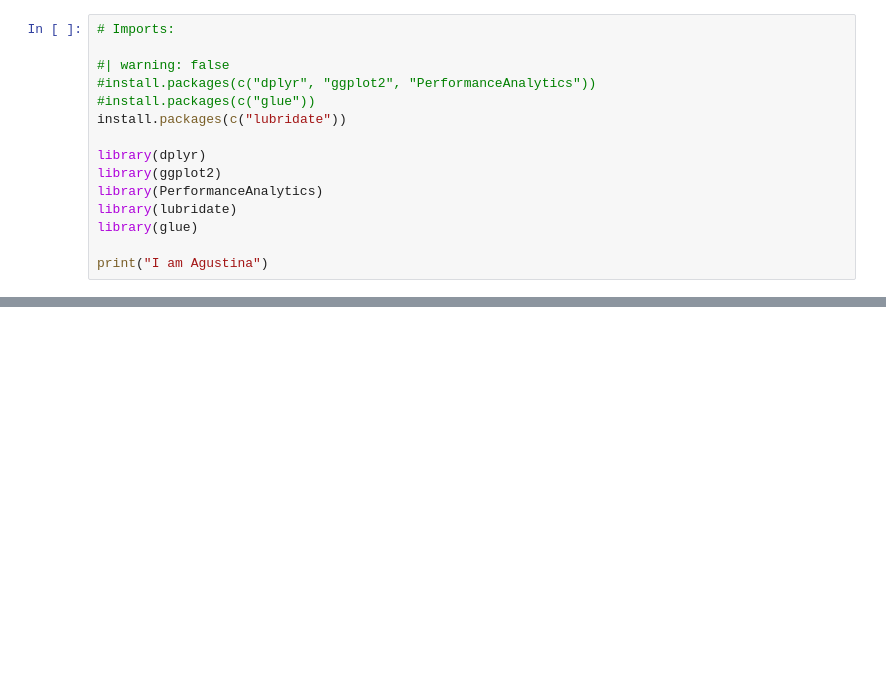
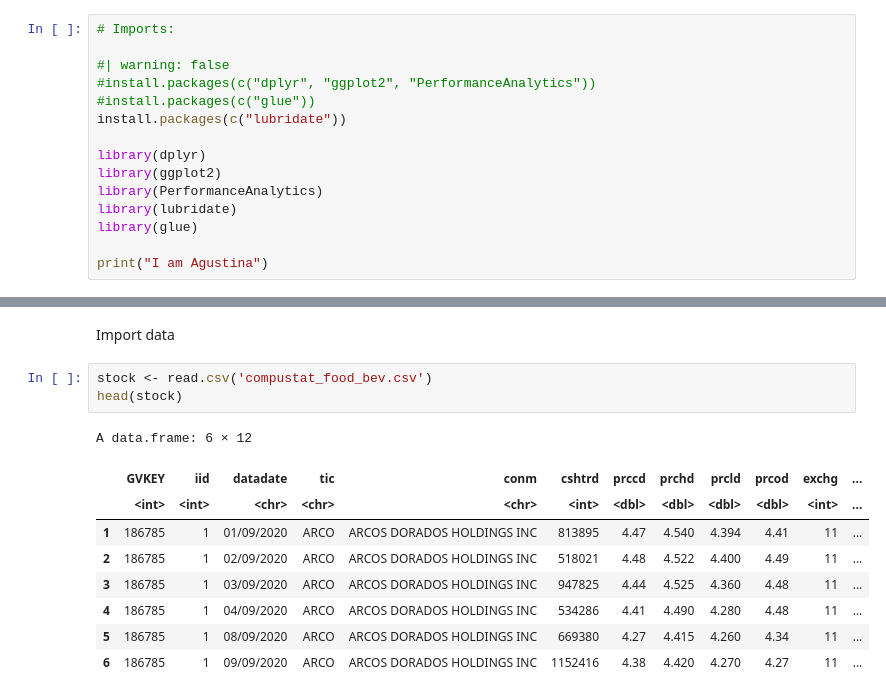
Before and after one commit to LiamHoogstad/Apps_R_HW1, a Jupyter notebook: CMG_Part_1.ipynb, the cells around one changed output, grey strips where cells are left out. Cells and saved outputs as stored; diff of their text form; blank space fills up the shorter version.

```diff
--- a/CMG_Part_1.ipynb
+++ b/CMG_Part_1.ipynb
@@ -120,0 +149,15 @@ A data.frame: 20 × 19
+# %% [markdown]
+Import data
+# %%
+stock <- read.csv('compustat_food_bev.csv')
+head(stock)
+# %% [output]
+A data.frame: 6 × 12
+|  | GVKEY | iid | datadate | tic | conm | cshtrd | prccd | prchd | prcld | prcod | exchg | ... |
+|  | <int> | <int> | <chr> | <chr> | <chr> | <int> | <dbl> | <dbl> | <dbl> | <dbl> | <int> | ... |
+| 1 | 186785 | 1 | 01/09/2020 | ARCO | ARCOS DORADOS HOLDINGS INC | 813895 | 4.47 | 4.540 | 4.394 | 4.41 | 11 | ... |
+| 2 | 186785 | 1 | 02/09/2020 | ARCO | ARCOS DORADOS HOLDINGS INC | 518021 | 4.48 | 4.522 | 4.400 | 4.49 | 11 | ... |
+| 3 | 186785 | 1 | 03/09/2020 | ARCO | ARCOS DORADOS HOLDINGS INC | 947825 | 4.44 | 4.525 | 4.360 | 4.48 | 11 | ... |
+| 4 | 186785 | 1 | 04/09/2020 | ARCO | ARCOS DORADOS HOLDINGS INC | 534286 | 4.41 | 4.490 | 4.280 | 4.48 | 11 | ... |
+| 5 | 186785 | 1 | 08/09/2020 | ARCO | ARCOS DORADOS HOLDINGS INC | 669380 | 4.27 | 4.415 | 4.260 | 4.34 | 11 | ... |
+| 6 | 186785 | 1 | 09/09/2020 | ARCO | ARCOS DORADOS HOLDINGS INC | 1152416 | 4.38 | 4.420 | 4.270 | 4.27 | 11 | ... |
```
Also changed, not shown: parts of 39 cells of this notebook, 1 other file.
